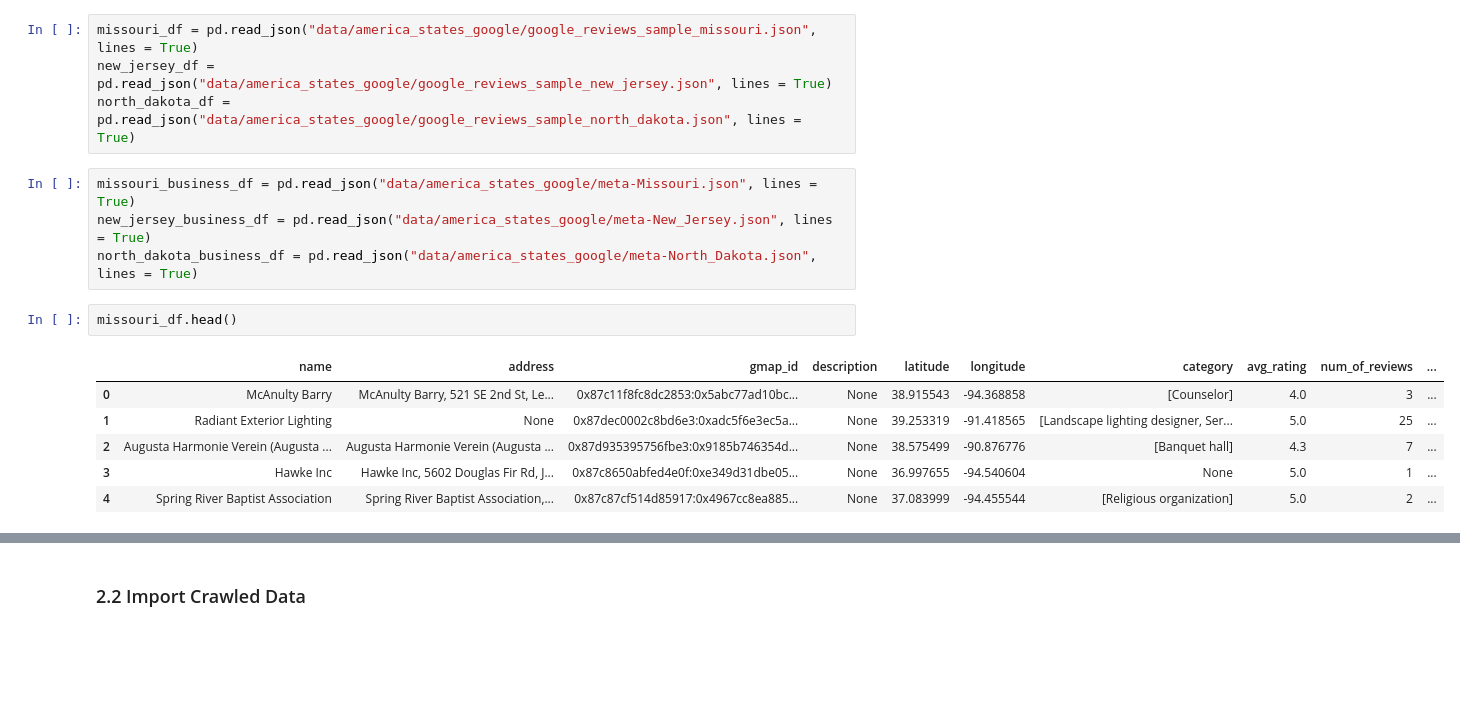
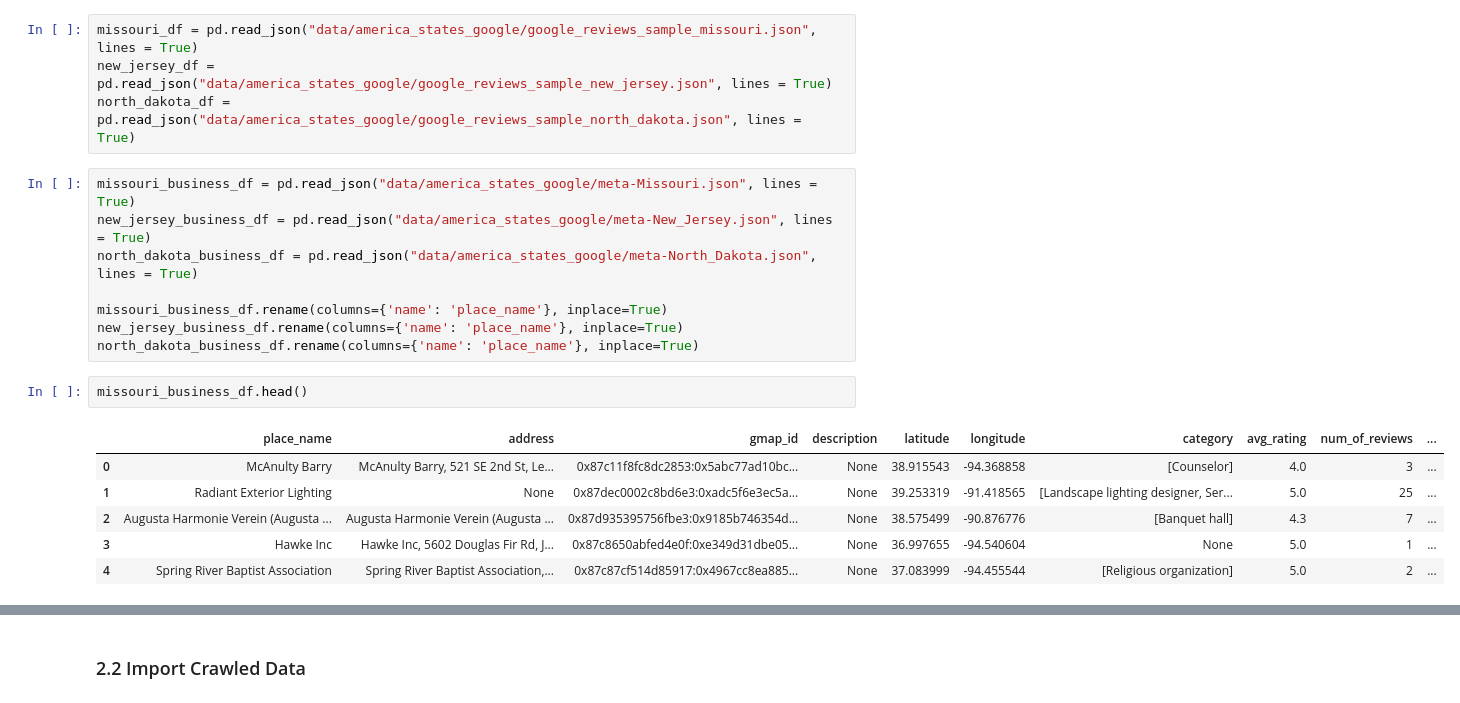
Before and after one commit to yuenning/3pandas, a Jupyter notebook: 02_data_preprocessing.ipynb, the cells around one changed output, grey strips where cells are left out. Saved outputs shown, nothing was run; the diff lists cells and outputs as text; blank space fills up the shorter version.

```diff
--- a/02_data_preprocessing.ipynb
+++ b/02_data_preprocessing.ipynb
@@ -167,10 +167,14 @@ north_dakota_df = pd.read_json("data/america_states_google/google_reviews_sample
 missouri_business_df = pd.read_json("data/america_states_google/meta-Missouri.json", lines = True)
 new_jersey_business_df = pd.read_json("data/america_states_google/meta-New_Jersey.json", lines = True)
 north_dakota_business_df = pd.read_json("data/america_states_google/meta-North_Dakota.json", lines = True)
+
+missouri_business_df.rename(columns={'name': 'place_name'}, inplace=True)
+new_jersey_business_df.rename(columns={'name': 'place_name'}, inplace=True)
+north_dakota_business_df.rename(columns={'name': 'place_name'}, inplace=True)
 # %%
-missouri_df.head()
+missouri_business_df.head()
 # %% [output]
-|  | name | address | gmap_id | description | latitude | longitude | category | avg_rating | num_of_reviews | ... |
+|  | place_name | address | gmap_id | description | latitude | longitude | category | avg_rating | num_of_reviews | ... |
 | 0 | McAnulty Barry | McAnulty Barry, 521 SE 2nd St, Le... | 0x87c11f8fc8dc2853:0x5abc77ad10bc... | None | 38.915543 | -94.368858 | [Counselor] | 4.0 | 3 | ... |
 | 1 | Radiant Exterior Lighting | None | 0x87dec0002c8bd6e3:0xadc5f6e3ec5a... | None | 39.253319 | -91.418565 | [Landscape lighting designer, Ser... | 5.0 | 25 | ... |
 | 2 | Augusta Harmonie Verein (Augusta ... | Augusta Harmonie Verein (Augusta ... | 0x87d935395756fbe3:0x9185b746354d... | None | 38.575499 | -90.876776 | [Banquet hall] | 4.3 | 7 | ... |
```
Also changed, not shown: parts of 2 cells of this notebook.
